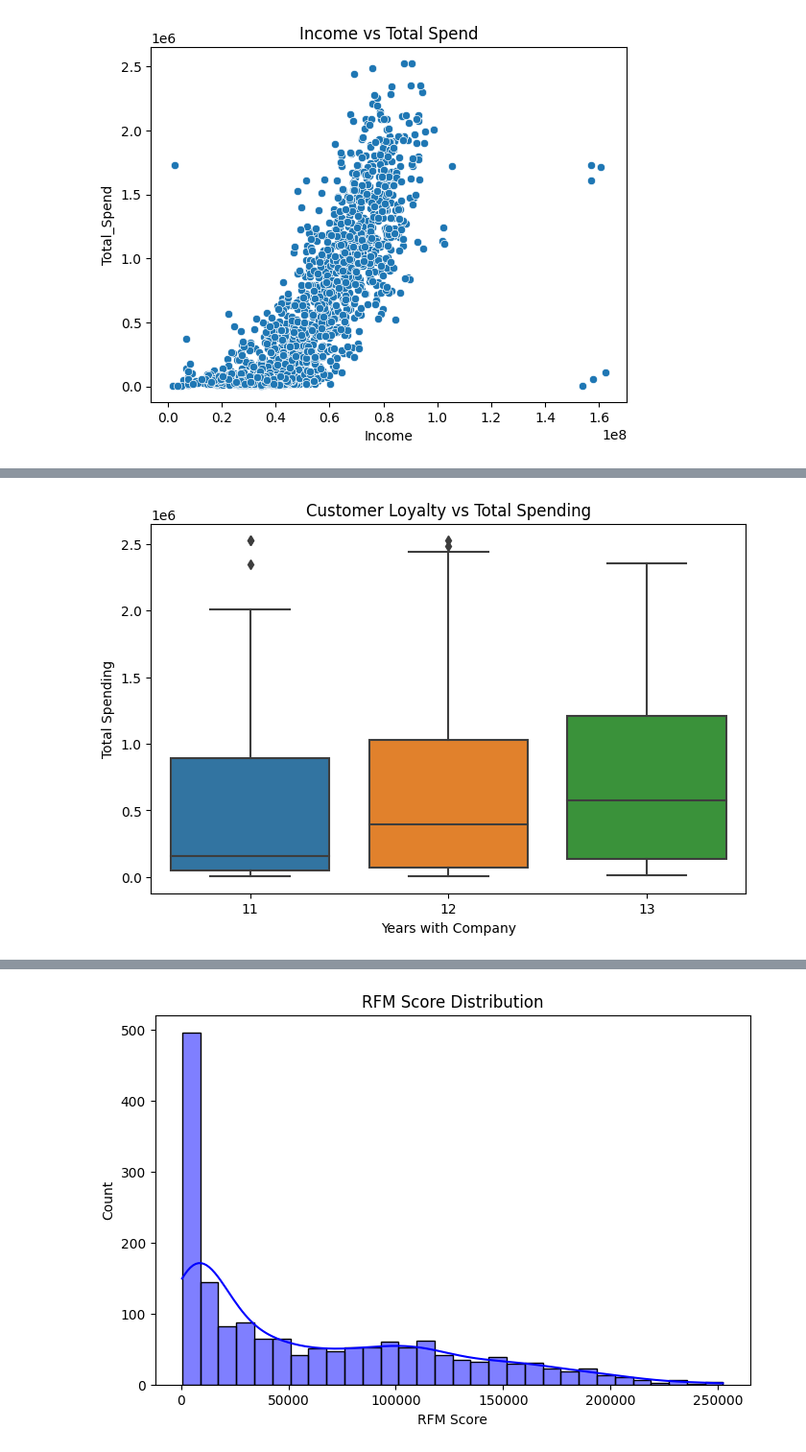
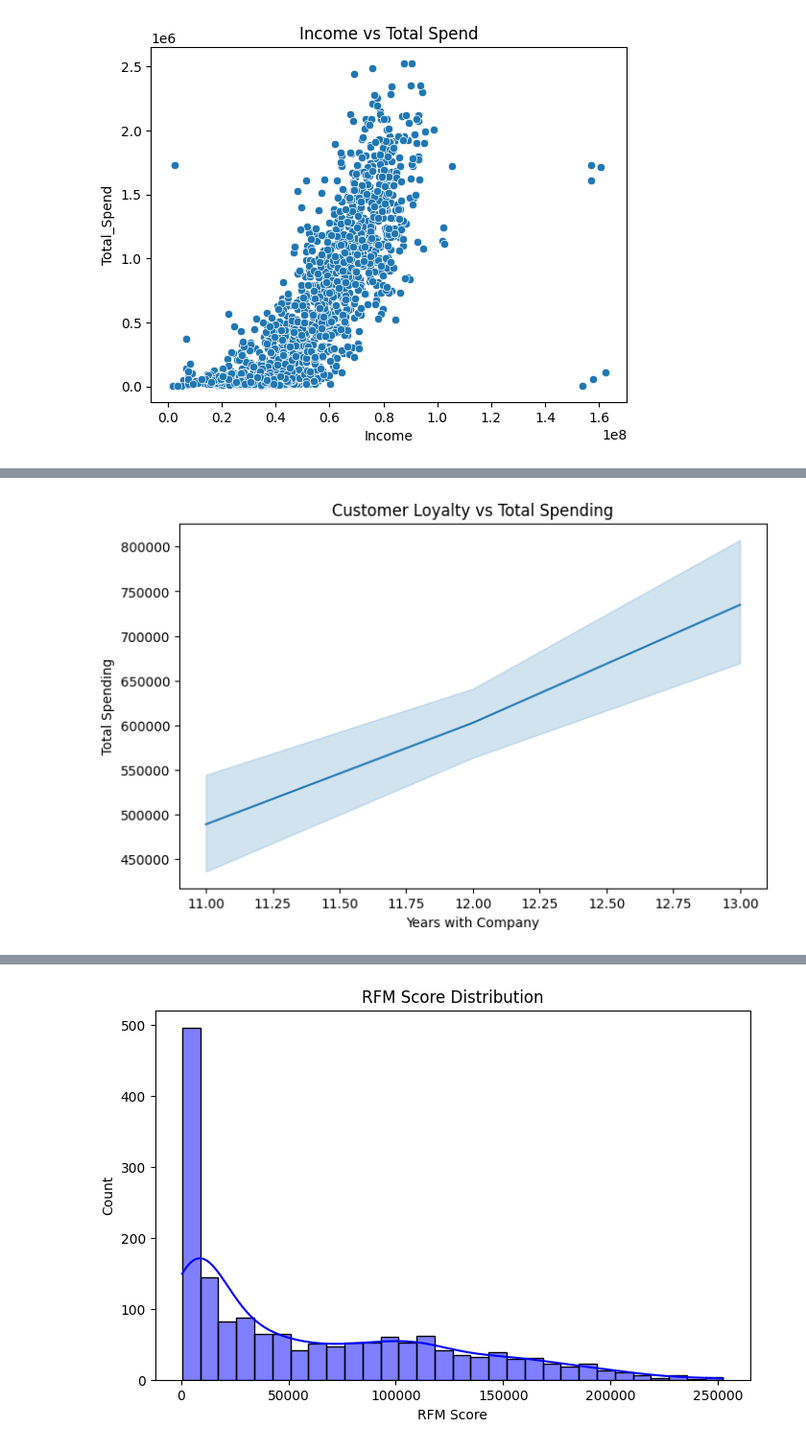
Before and after one commit to gowthamav007/sample-customer-analysis, a Jupyter notebook: Customer_Analysis.ipynb, the cells around one changed output, grey strips where cells are left out. Shown at 96% size. Drawn from its saved outputs; the diff is of its cells as text; code cells hidden in the pictures.

```diff
--- a/Customer_Analysis.ipynb
+++ b/Customer_Analysis.ipynb
@@ -360,7 +364,5 @@ Text(0.5, 1.0, 'Income Distribution')
 # %%
-# Calculate total spending
-df['Total_Spend'] = df[['MntCoke', 'MntFruits', 'MntMeatProducts', 'MntFishProducts',
-                         'MntSweetProducts', 'MntGoldProds']].sum(axis=1)
+
 sns.histplot(df['Total_Spend'], bins=30, kde=True)
 plt.title('Total Amount Spent Distribution')
 # %% [output]
@@ -375,9 +397,9 @@ plt.show()
 # %%
 plt.figure(figsize=(8, 5))
-sns.boxplot(x='Customer_years', y='Total_Spend', data=df)
+sns.lineplot(df, x='Customer_years', y='Total_Spend')
 plt.title("Customer Loyalty vs Total Spending")
 plt.xlabel("Years with Company")
 plt.ylabel("Total Spending")
 plt.show()
 # %% [output]
-[figure, old version]
+[figure, new version]
```
Also changed, not shown: parts of 25 cells of this notebook.
